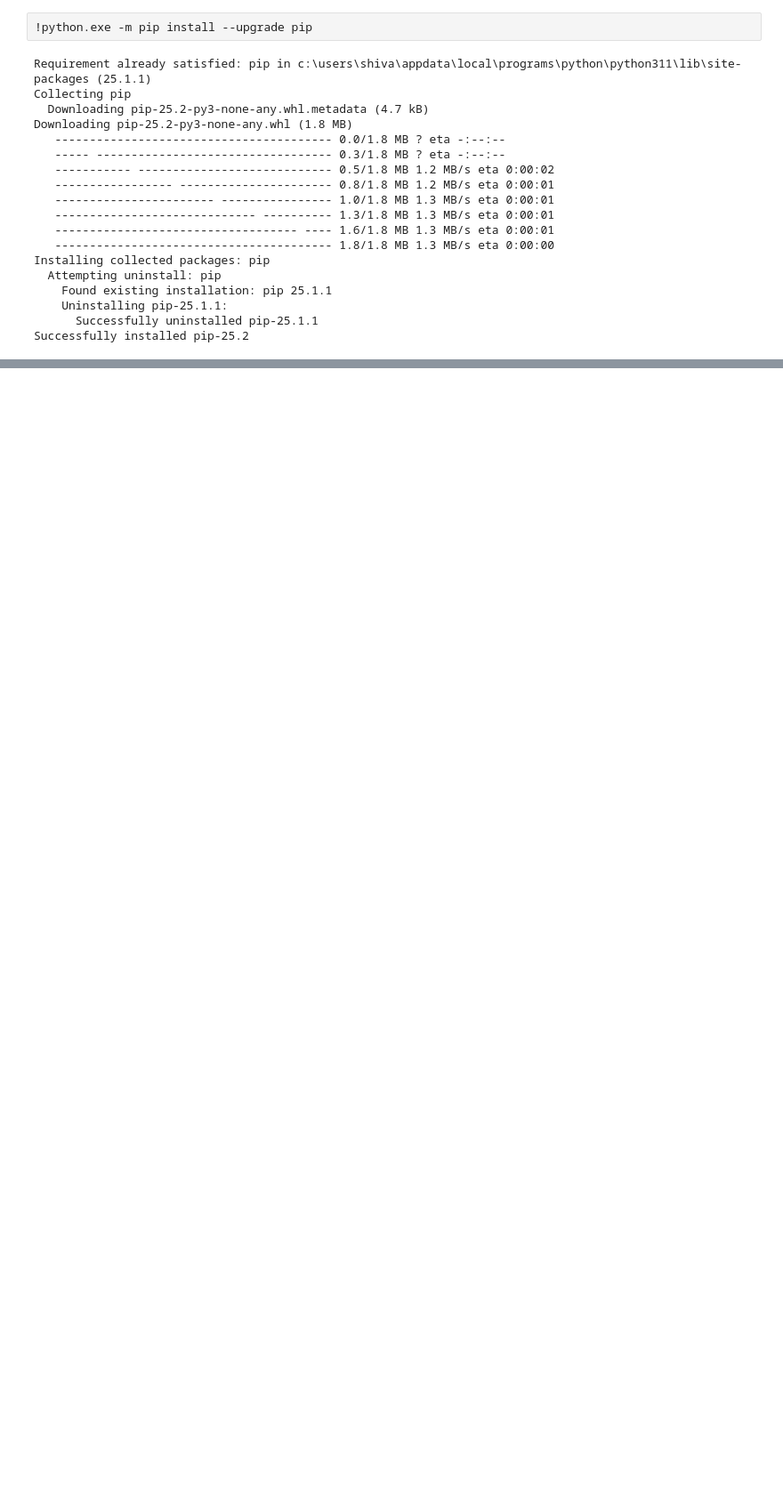
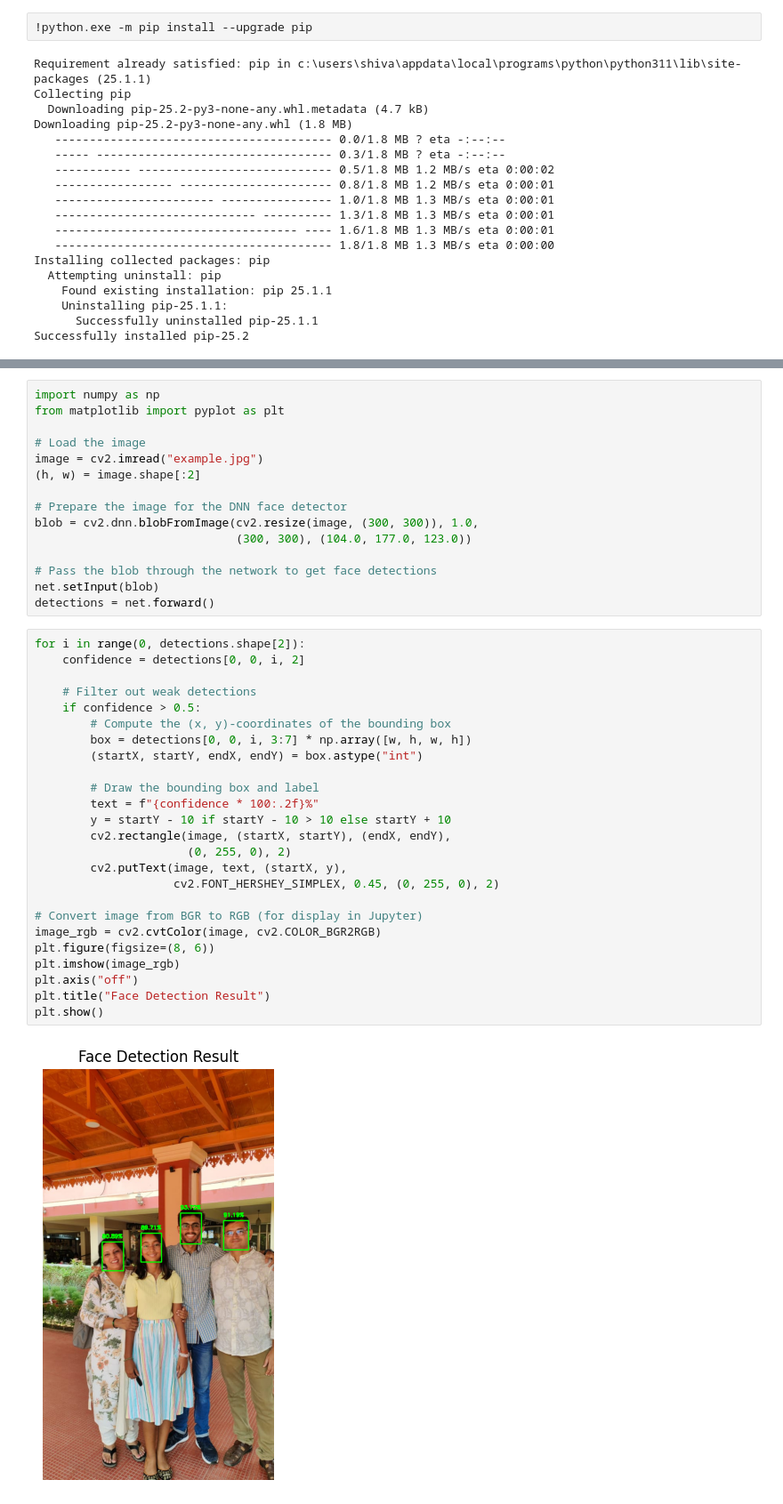
Before and after one commit to ShivamKJ1/Face-Recognition-System, a Jupyter notebook: F1.ipynb, the cells around one changed output, grey strips where cells are left out. Shown at 89% size. Cells and saved outputs as stored; diff of their text form; blank space fills up the shorter version.

```diff
--- a/F1.ipynb
+++ b/F1.ipynb
@@ -32,0 +95,42 @@ Successfully installed pip-25.2
+# %%
+import numpy as np
+from matplotlib import pyplot as plt
+
+# Load the image
+image = cv2.imread("example.jpg")
+(h, w) = image.shape[:2]
+
+# Prepare the image for the DNN face detector
+blob = cv2.dnn.blobFromImage(cv2.resize(image, (300, 300)), 1.0,
+                             (300, 300), (104.0, 177.0, 123.0))
+
+# Pass the blob through the network to get face detections
+net.setInput(blob)
+detections = net.forward()
+# %%
+for i in range(0, detections.shape[2]):
+    confidence = detections[0, 0, i, 2]
+
+    # Filter out weak detections
+    if confidence > 0.5:
+        # Compute the (x, y)-coordinates of the bounding box
+        box = detections[0, 0, i, 3:7] * np.array([w, h, w, h])
+        (startX, startY, endX, endY) = box.astype("int")
+
+        # Draw the bounding box and label
+        text = f"{confidence * 100:.2f}%"
+        y = startY - 10 if startY - 10 > 10 else startY + 10
+        cv2.rectangle(image, (startX, startY), (endX, endY),
+                      (0, 255, 0), 2)
+        cv2.putText(image, text, (startX, y),
+                    cv2.FONT_HERSHEY_SIMPLEX, 0.45, (0, 255, 0), 2)
+
+# Convert image from BGR to RGB (for display in Jupyter)
+image_rgb = cv2.cvtColor(image, cv2.COLOR_BGR2RGB)
+plt.figure(figsize=(8, 6))
+plt.imshow(image_rgb)
+plt.axis("off")
+plt.title("Face Detection Result")
+plt.show()
+# %% [output]
+[figure, added]
```
Also changed, not shown: parts of 17 cells of this notebook, 19 other files.
